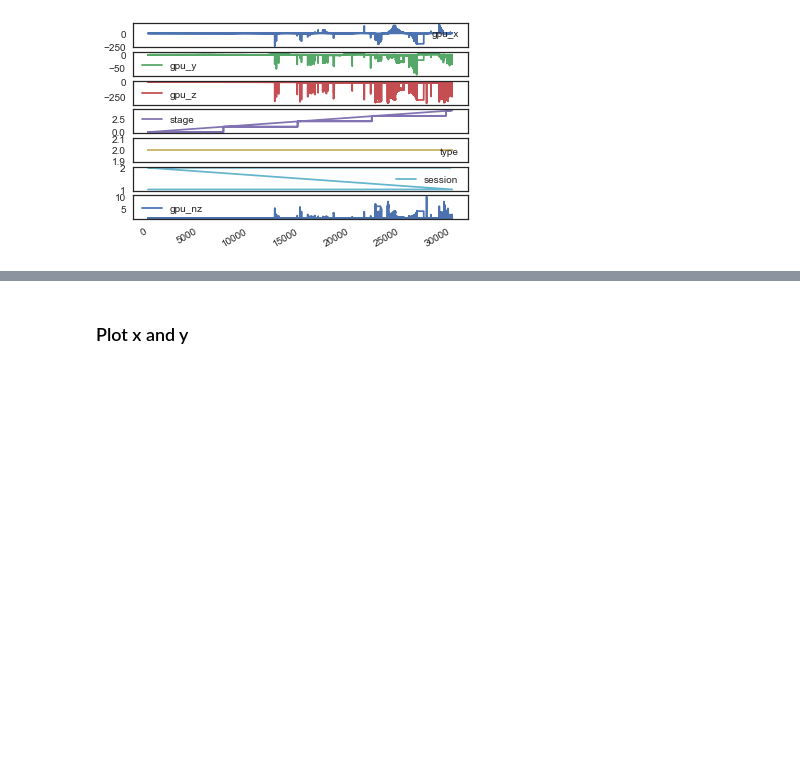
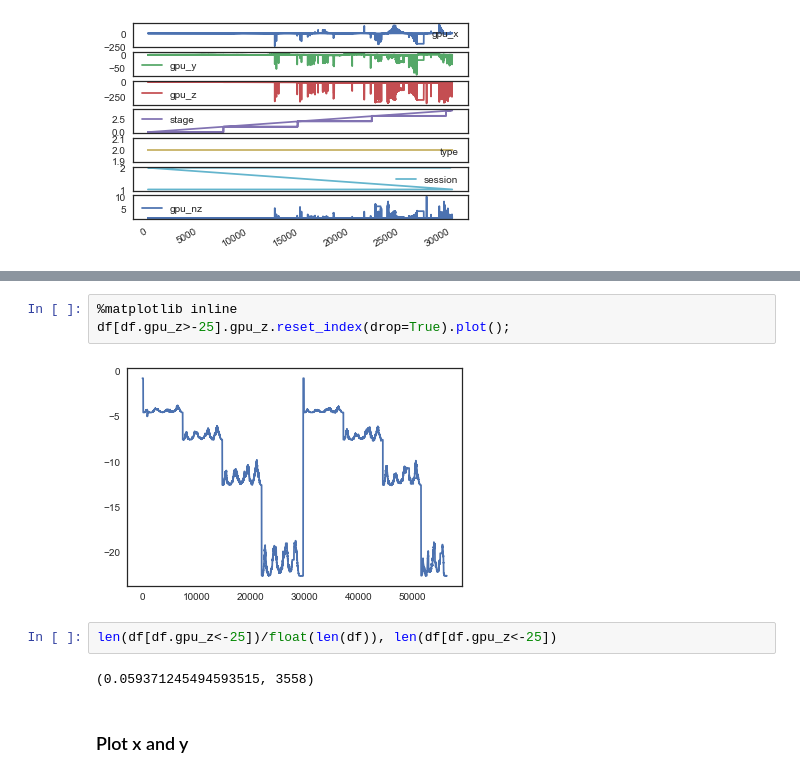
Before and after one commit to elmasyr/gaze, a Jupyter notebook: p2-gaze-xml-to-dict-to-pandas-vr-subj1.ipynb, the cells around one changed output, grey strips where cells are left out. Drawn from its saved outputs; the diff is of its cells as text; blank space fills up the shorter version.

```diff
--- a/p2-gaze-xml-to-dict-to-pandas-vr-subj1.ipynb
+++ b/p2-gaze-xml-to-dict-to-pandas-vr-subj1.ipynb
@@ -133,3 +138,12 @@ df.plot(subplots=True);
+# %%
+%matplotlib inline
+df[df.gpu_z>-25].gpu_z.reset_index(drop=True).plot();
+# %% [output]
+[figure, added]
+# %%
+len(df[df.gpu_z<-25])/float(len(df)), len(df[df.gpu_z<-25])
+# %% [output]
+(0.059371245494593515, 3558)
 # %% [markdown]
 ### Plot x and y
 # %%
```
Also changed, not shown: parts of 18 cells of this notebook.
